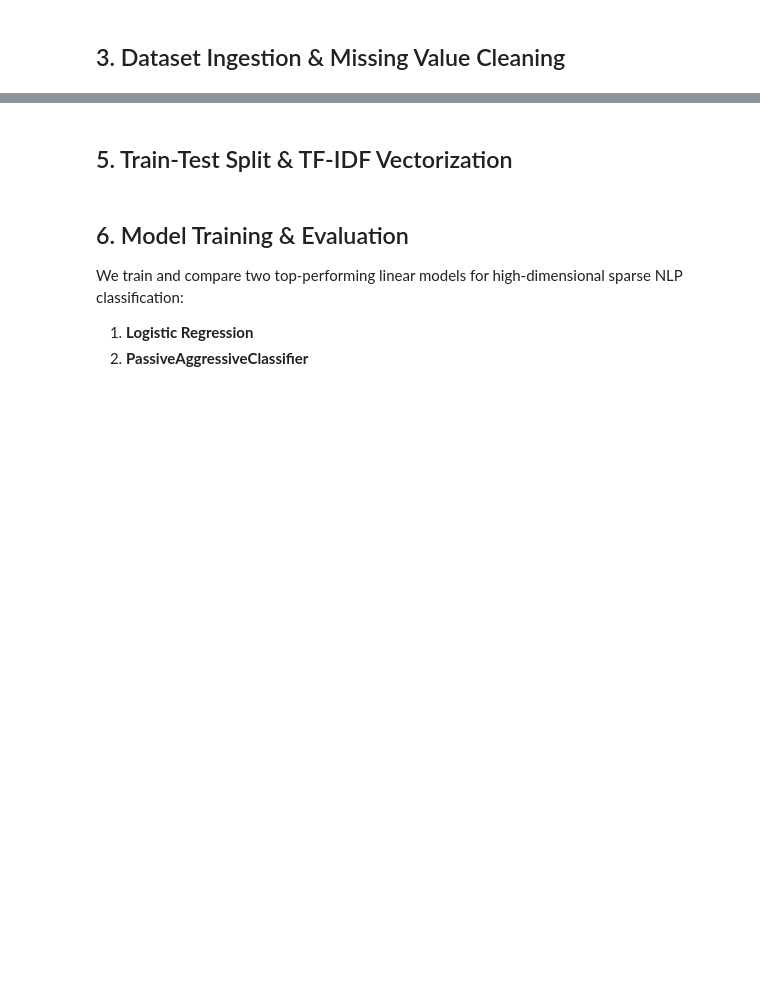
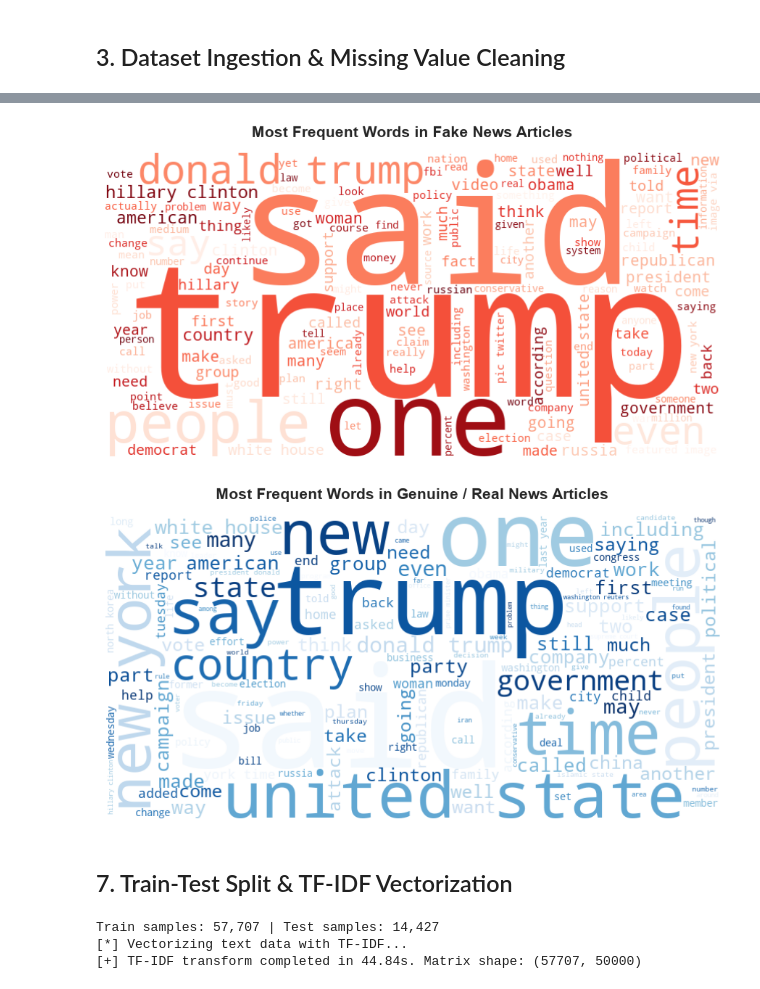
Before and after one commit to hmmdsiyam-maker/fake-news-detection, a Jupyter notebook: fake-news-ml/notebooks/01_model_training.ipynb, the cells around one changed output, grey strips where cells are left out. Drawn from its saved outputs; the diff is of its cells as text; code cells hidden in the pictures; blank space fills up the shorter version.

```diff
--- a/fake-news-ml/notebooks/01_model_training.ipynb
+++ b/fake-news-ml/notebooks/01_model_training.ipynb
@@ -123,5 +225,35 @@ print(f"Vocabulary cache size: {len(lemma_cache):,} unique lemmas.")
+# %%
+def plot_wordcloud(text, title, colormap='Blues'):
+    wc = WordCloud(
+        width=850,
+        height=420,
+        background_color='white',
+        colormap=colormap,
+        max_words=150,
+        contour_width=1,
+        contour_color='steelblue'
+    ).generate(text)
+
+    plt.figure(figsize=(11, 5.5))
+    plt.imshow(wc, interpolation='bilinear')
+    plt.axis('off')
+    plt.title(title, fontsize=15, fontweight='bold', pad=15)
+    plt.show()
+
+# Sample up to 5,000 articles per category for fast and balanced wordcloud rendering
+fake_corpus = ' '.join(df[df['label'] == 1]['cleaned_content'].dropna().sample(n=min(5000, sum(df['label'] == 1)), random_state=42))
+real_corpus = ' '.join(df[df['label'] == 0]['cleaned_content'].dropna().sample(n=min(5000, sum(df['label'] == 0)), random_state=42))
+
+# 1. Fake News Word Cloud
+plot_wordcloud(fake_corpus, 'Most Frequent Words in Fake News Articles', colormap='Reds')
+
+# 2. Genuine/Real News Word Cloud
+plot_wordcloud(real_corpus, 'Most Frequent Words in Genuine / Real News Articles', colormap='Blues')
+# %% [output]
+[figure, added]
+[figure, added]
 # %% [markdown]
-## 5. Train-Test Split & TF-IDF Vectorization
+## 7. Train-Test Split & TF-IDF Vectorization
 # %%
 # Stratified 80/20 train-test split
 X_train, X_test, y_train, y_test = train_test_split(
@@ -134,15 +266,15 @@ X_train, X_test, y_train, y_test = train_test_split(
 
 print(f"Train samples: {len(X_train):,} | Test samples: {len(X_test):,}")
 
-# Fit TF-IDF Vectorizer
+# Fit TF-IDF Vectorizer (Unigram + Bigram, top 50,000 features)
 print("[*] Vectorizing text data with TF-IDF...")
+t0 = time.time()
 tfidf_vectorizer = TfidfVectorizer(max_features=50000, ngram_range=(1, 2))
 X_train_tfidf = tfidf_vectorizer.fit_transform(X_train)
 X_test_tfidf = tfidf_vectorizer.transform(X_test)
 
-print(f"[+] TF-IDF Matrix shape: {X_train_tfidf.shape}")
+print(f"[+] TF-IDF transform completed in {time.time() - t0:.2f}s. Matrix shape: {X_train_tfidf.shape}")
+# %% [output]
+Train samples: 57,707 | Test samples: 14,427
+[*] Vectorizing text data with TF-IDF...
+[+] TF-IDF transform completed in 44.84s. Matrix shape: (57707, 50000)
-# %% [markdown]
-## 6. Model Training & Evaluation
-We train and compare two top-performing linear models for high-dimensional sparse NLP classification:
-1. **Logistic Regression**
-2. **PassiveAggressiveClassifier**
```
Also changed, not shown: parts of 26 cells of this notebook, 9 other files.
